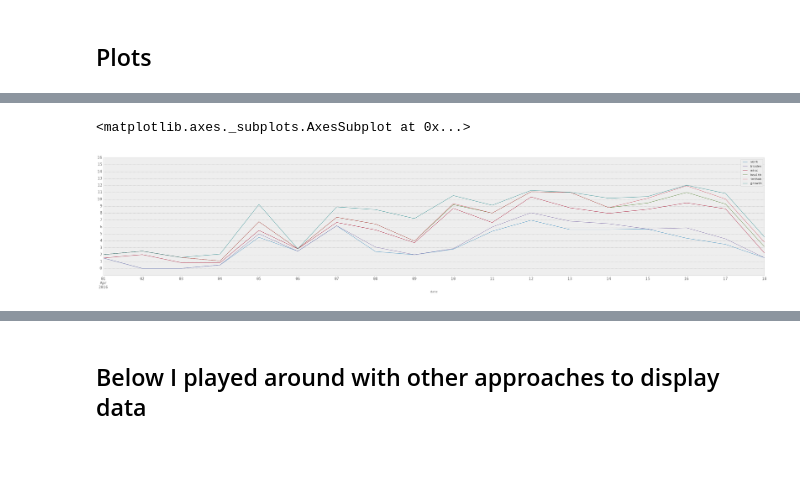
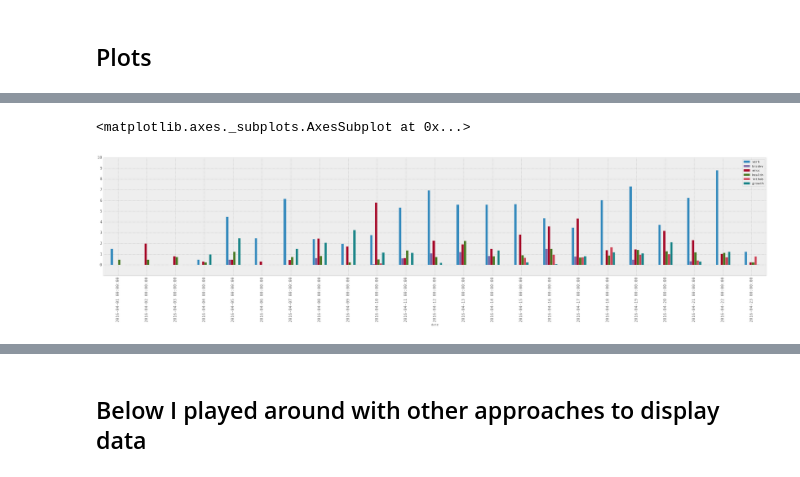
Before and after one commit to oryoruk/time_use, a Jupyter notebook: time_use.ipynb, the cells around one changed output, grey strips where cells are left out. Cells and saved outputs as stored; diff of their text form; code cells hidden in the pictures.

```diff
--- a/time_use.ipynb
+++ b/time_use.ipynb
@@ -115,5 +110,5 @@ time_use
 # %%
-(time_use/60.0).plot(figsize = (45,8), fontsize = 15, stacked = True, ylim=[-1,16],yticks = range(17))
+(time_use/60.0).plot(figsize = (45,8), fontsize = 15,ylim= [-1,10], yticks = range(11),kind  = 'bar',stacked=False)
 # %% [output]
 <matplotlib.axes._subplots.AxesSubplot at 0x...>
-[figure, old version]
+[figure, new version]
```
Also changed, not shown: parts of 26 cells of this notebook, 2 other files.
